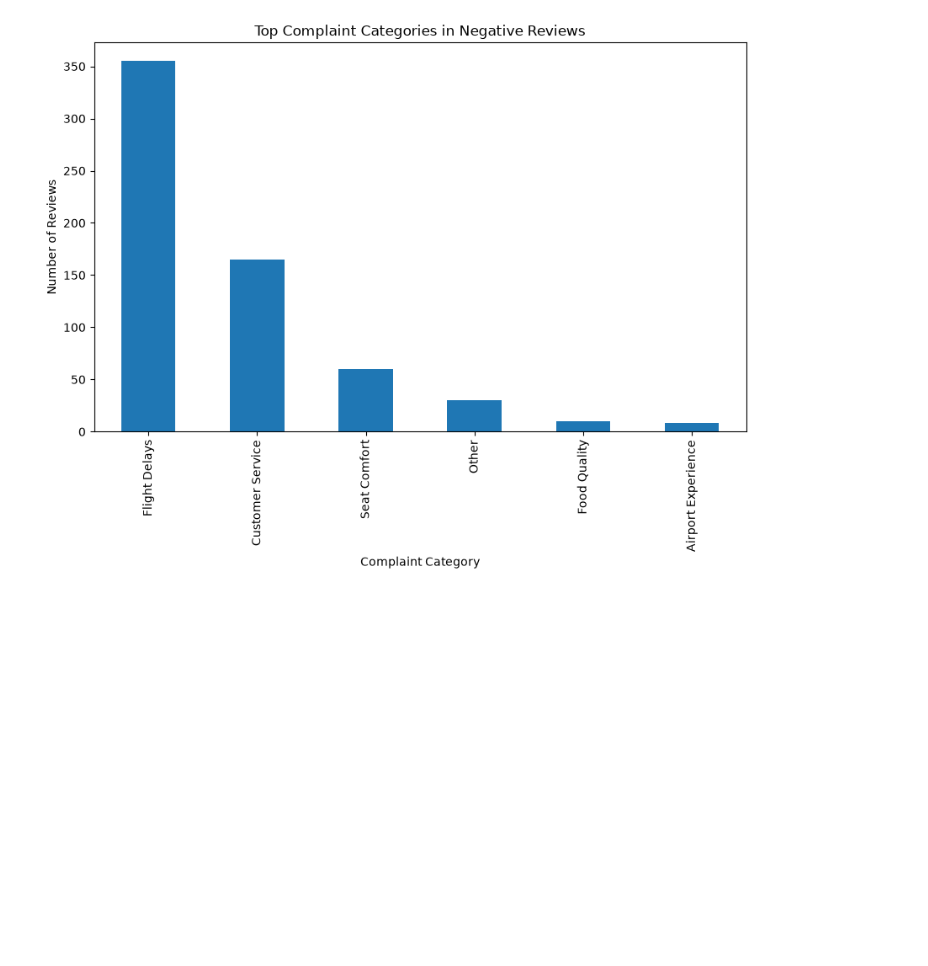
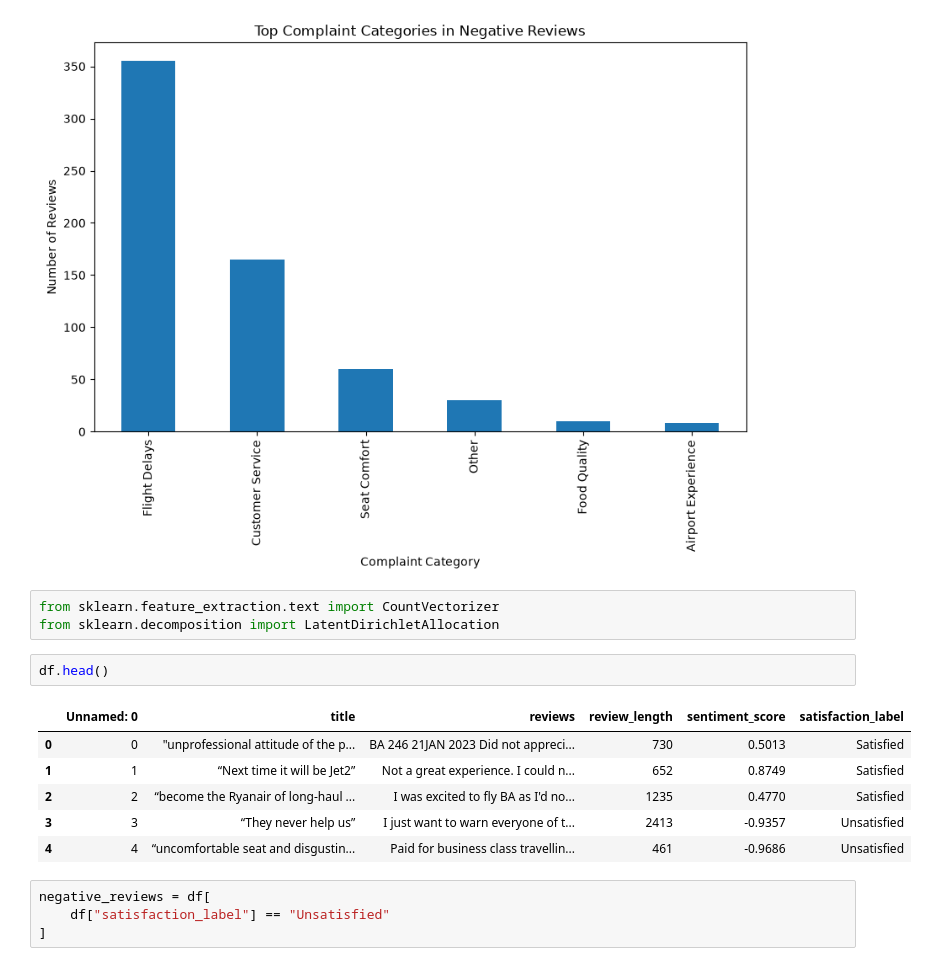
Before and after one commit to andie-dm/Skysense-ai-british-airways-project-andie-saras-ai, a Jupyter notebook: notebooks/01_exploration.ipynb, the cells around one changed output. Saved outputs shown, nothing was run; the diff lists cells and outputs as text; blank space fills up the shorter version.

Commit message:
Add LDA topic modeling for negative reviews

```diff
--- a/notebooks/01_exploration.ipynb
+++ b/notebooks/01_exploration.ipynb
@@ -658,3 +659,19 @@ plt.ylabel("Number of Reviews")
 plt.show()
 # %% [output]
 [figure]
+# %%
+from sklearn.feature_extraction.text import CountVectorizer
+from sklearn.decomposition import LatentDirichletAllocation
+# %%
+df.head()
+# %% [output]
+|  | Unnamed: 0 | title | reviews | review_length | sentiment_score | satisfaction_label |
+| 0 | 0 | "unprofessional attitude of the p... | BA 246 21JAN 2023 Did not appreci... | 730 | 0.5013 | Satisfied |
+| 1 | 1 | “Next time it will be Jet2” | Not a great experience. I could n... | 652 | 0.8749 | Satisfied |
+| 2 | 2 | “become the Ryanair of long-haul ... | I was excited to fly BA as I'd no... | 1235 | 0.4770 | Satisfied |
+| 3 | 3 | “They never help us” | I just want to warn everyone of t... | 2413 | -0.9357 | Unsatisfied |
+| 4 | 4 | “uncomfortable seat and disgustin... | Paid for business class travellin... | 461 | -0.9686 | Unsatisfied |
+# %%
+negative_reviews = df[
+    df["satisfaction_label"] == "Unsatisfied"
+]
```
Also changed, not shown: parts of 6 cells of this notebook, 1 other file.
